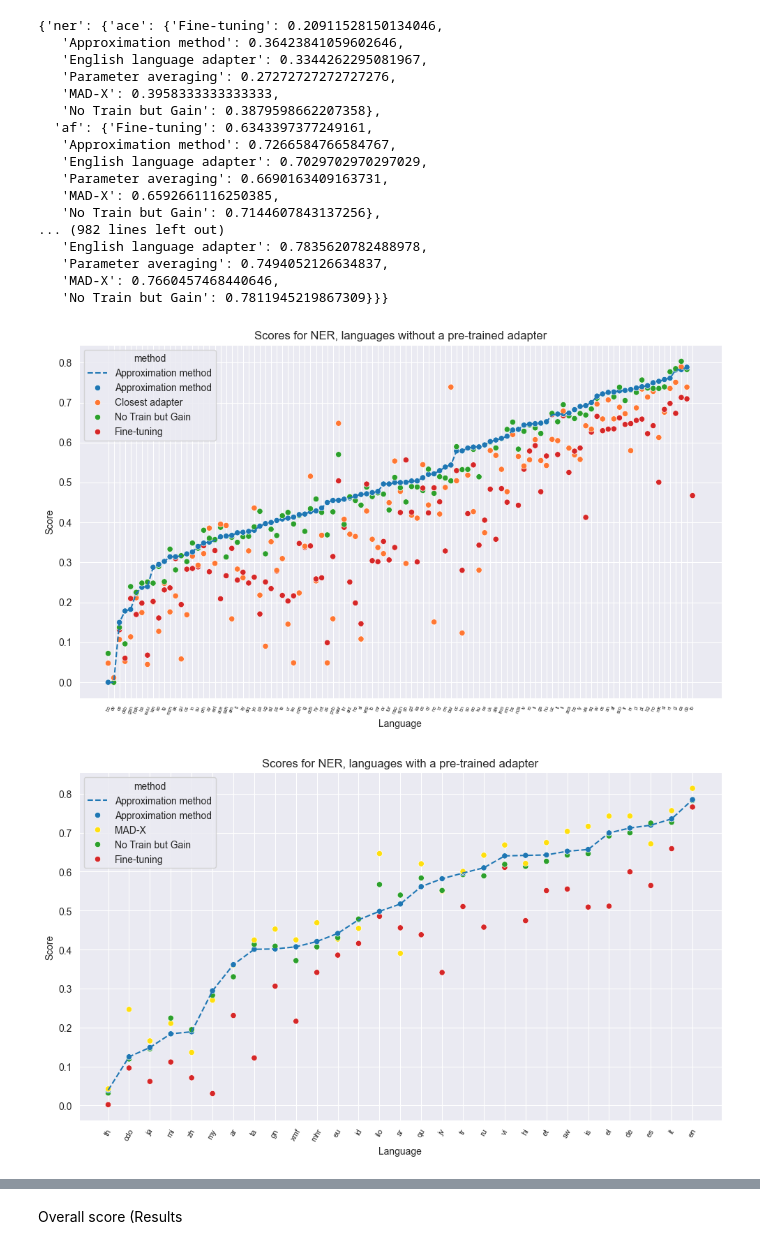
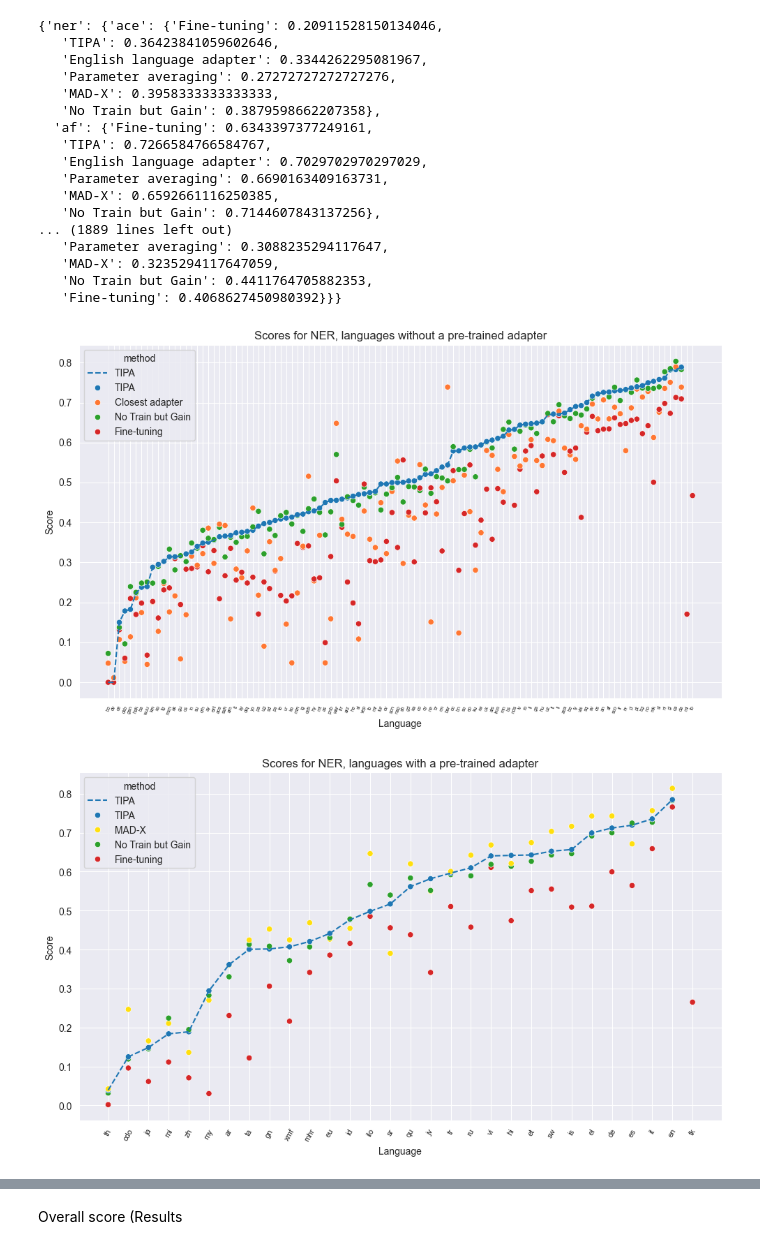
Before and after one commit to stefaccou/TIPA, a Jupyter notebook: analysis/6_Latex_tables_plots.ipynb, the cells around one changed output, grey strips where cells are left out. Saved outputs shown, nothing was run; the diff lists cells and outputs as text; code cells hidden in the pictures.

```diff
--- a/analysis/6_Latex_tables_plots.ipynb
+++ b/analysis/6_Latex_tables_plots.ipynb
@@ -153,9 +153,9 @@ xlm_included_langs = [
     "zu",
     "zh",
 ]
-scores = {"ner": {}, "pos": {}, "copa": {}, "qa": {}}
-tasks = scores.keys()
-f1 = {"ner": "eval_f1", "copa": "eval_acc", "pos": "eval_f1_macro", "qa": "f1"}
+f1 = {"ner": "eval_f1", "copa": "eval_acc", "pos": "eval_f1_macro", "qa": "f1", "sib": "eval_accuracy"}
+scores = {task: {} for task in f1.keys()}
+tasks = list(f1.keys())
 inf = math.inf
 for file in os.listdir("../eval_scores/selected"):
     if file.endswith(".json"):
@@ -173,7 +173,7 @@ for file in os.listdir("../eval_scores/selected"):
 
 # we rename all keys
 renames = {
-    "reconstructed_featural": "Approximation method",
+    "reconstructed_featural": "TIPA",
     "baseline_en": "English language adapter",
     "baseline_closest_featural": "MAD-X",
     "finetune": "Fine-tuning",
@@ -195,9 +195,10 @@ scores = scores_renamed
 langs = set()
 for task in tasks:
     for lang_name in scores[task]:
-        if "Approximation method" not in scores[task][lang_name].keys():
+        if "TIPA" not in scores[task][lang_name].keys():
             continue
         langs.add(lang_name)
+print("langs", len(langs))
 # we remove all languages from score that are not in langs
 for task_name in scores:
     for lang_name in list(scores[task_name].keys()):
@@ -242,6 +243,25 @@ for file in os.listdir("../data/token_overlap"):
 
 
 print("total languages:", len(langs))
+all_adapters = set()
+all_no_adapters = set()
+all_xlm_included = set()
+all_xlm_not_included = set()
+for task in tasks:
+    for lang_name in scores[task]:
+        if lang_name in existing_adapters:
+            all_adapters.add(lang_name)
+        else:
+            all_no_adapters.add(lang_name)
+        if lang_name in xlm_included_langs:
+            all_xlm_included.add(lang_name)
+        else:
+            all_xlm_not_included.add(lang_name)
+print("languages with a trained adapter:", len(all_adapters))
+print("languages without a trained adapter:", len(all_no_adapters))
+print("languages in the xlm included languages:", len(all_xlm_included))
+print("languages not in the xlm included languages:", len(all_xlm_not_included))
+
 for task in tasks:
     print(f"task: {task}, {len(set(scores[task]).intersection(langs))} languages")
     print(
@@ -291,35 +334,35 @@ for task in scores:
 no_adapter
 # %% [output]
 {'ner': {'ace': {'Fine-tuning': 0.20911528150134046,
-   'Approximation method': 0.36423841059602646,
+   'TIPA': 0.36423841059602646,
    'English language adapter': 0.3344262295081967,
    'Parameter averaging': 0.27272727272727276,
    'MAD-X': 0.3958333333333333,
    'No Train but Gain': 0.3879598662207358},
   'af': {'Fine-tuning': 0.6343397377249161,
-   'Approximation method': 0.7266584766584767,
+   'TIPA': 0.7266584766584767,
    'English language adapter': 0.7029702970297029,
    'Parameter averaging': 0.6690163409163731,
    'MAD-X': 0.6592661116250385,
    'No Train but Gain': 0.7144607843137256},
-... (982 lines left out)
-   'English language adapter': 0.7835620782488978,
-   'Parameter averaging': 0.7494052126634837,
-   'MAD-X': 0.7660457468440646,
-   'No Train but Gain': 0.7811945219867309}}}
+... (1889 lines left out)
+   'Parameter averaging': 0.3088235294117647,
+   'MAD-X': 0.3235294117647059,
+   'No Train but Gain': 0.4411764705882353,
+   'Fine-tuning': 0.4068627450980392}}}
 # %%
 # we make a lineplot of the scores for different tasks
 # the scores should be sorted from lowest to highest for reconstructed_featural, with a line connecting the points
 # we define a global palette and hue‐order so different runs have the same colors
 METHODS = [
-    "Approximation method",
+    "TIPA",
     "MAD-X",
     "Closest adapter",
     "No Train but Gain",
     "Fine-tuning",
 ]
 PALETTE = {
-    "Approximation method": "#1f77b4",  # blue
+    "TIPA": "#1f77b4",  # blue
     "MAD-X": "#ffdf0e",  # orange
     "Closest adapter": "#ff7733",
     "No Train but Gain": "#2ca02c",  # green
@@ -380,27 +423,27 @@ def custom_plot(
 
 custom_plot(
     "ner",
-    "Approximation method",
+    "TIPA",
     dataframe=no_adapter_closest,
     save="no_adapter",
     plot_type="scatter",
     baselines=["Fine-tuning", "Closest adapter", "No Train but Gain"],
 )
 # %% [output]
-[figure, old version]
+[figure, new version]
 # %%
 # we make a lineplot of the scores for different tasks
 # the scores should be sorted from lowest to highest for reconstructed_featural, with a line connecting the points
 # we define a global palette and hue‐order so different runs have the same colors
 METHODS = [
-    "Approximation method",
+    "TIPA",
     "MAD-X",
     "Closest adapter",
     "No Train but Gain",
     "Fine-tuning",
 ]
 PALETTE = {
-    "Approximation method": "#1f77b4",  # blue
+    "TIPA": "#1f77b4",  # blue
     "MAD-X": "#ffdf0e",  # orange
     "Closest adapter": "#ff7733",
     "No Train but Gain": "#2ca02c",  # green
@@ -440,35 +483,35 @@ def custom_plot(
         )
     elif plot_type == "scatter":
         sns.scatterplot(
             x="lang_name",
             y="score",
             hue="method",
             hue_order=[el for el in METHODS if el in [column] + baselines],
             palette={k: v for k, v in PALETTE.items() if k in [column] + baselines},
             data=df,
         )
         # we add a line only for reconstructed_featural
 
     plt.title(f"Scores for {task_name.upper()}, languages with a pre-trained adapter")
     plt.xlabel("Language")
     plt.ylabel("Score")
     plt.xticks(rotation=60, size=8)
     plt.tight_layout()
     if save:
         plt.savefig(f"../output/{task_name}_{'_'.join(column.split())}_{plot_type}_{save}.pdf", dpi=1000)
     plt.show()
 
 
 custom_plot(
     "ner",
-    "Approximation method",
+    "TIPA",
     dataframe=with_adapter,
     save="with_adapter",
     plot_type="scatter",
     baselines=["Fine-tuning", "MAD-X", "No Train but Gain"],
 )
 # %% [output]
-[figure, old version]
+[figure, new version]
 # %%
 def custom_plot_with_figure(
     task_name,
```
Also changed, not shown: parts of 21 cells of this notebook, 40 other files.
